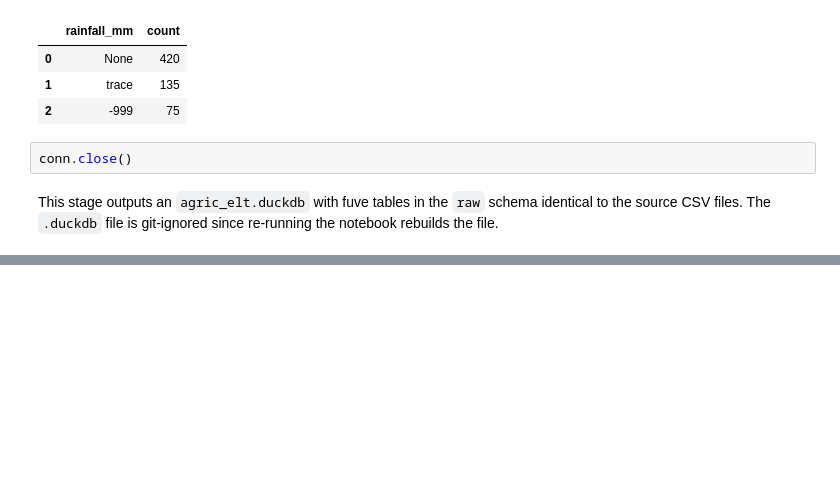
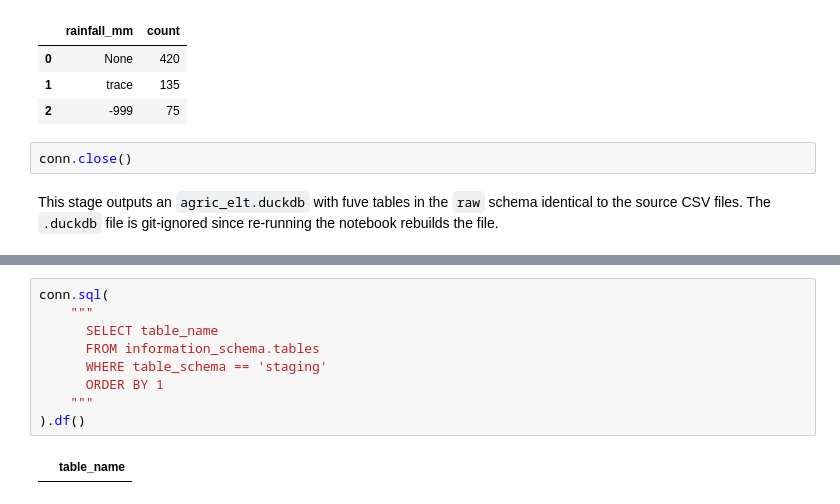
Before and after one commit to edi-kanyua/Predictive-Modeling-in-Agriculture, a Jupyter notebook: Agriculture_ELT.ipynb, the cells around one changed output, grey strips where cells are left out. Drawn from its saved outputs; the diff is of its cells as text; blank space fills up the shorter version.

```diff
--- a/Agriculture_ELT.ipynb
+++ b/Agriculture_ELT.ipynb
@@ -228,0 +235,11 @@ This stage outputs an `agric_elt.duckdb` with fuve tables in the `raw` schema id
+# %%
+conn.sql(
+    """
+      SELECT table_name
+      FROM information_schema.tables
+      WHERE table_schema == 'staging'
+      ORDER BY 1
+    """
+).df()
+# %% [output]
+|  | table_name |
```
Also changed, not shown: parts of 6 cells of this notebook.
